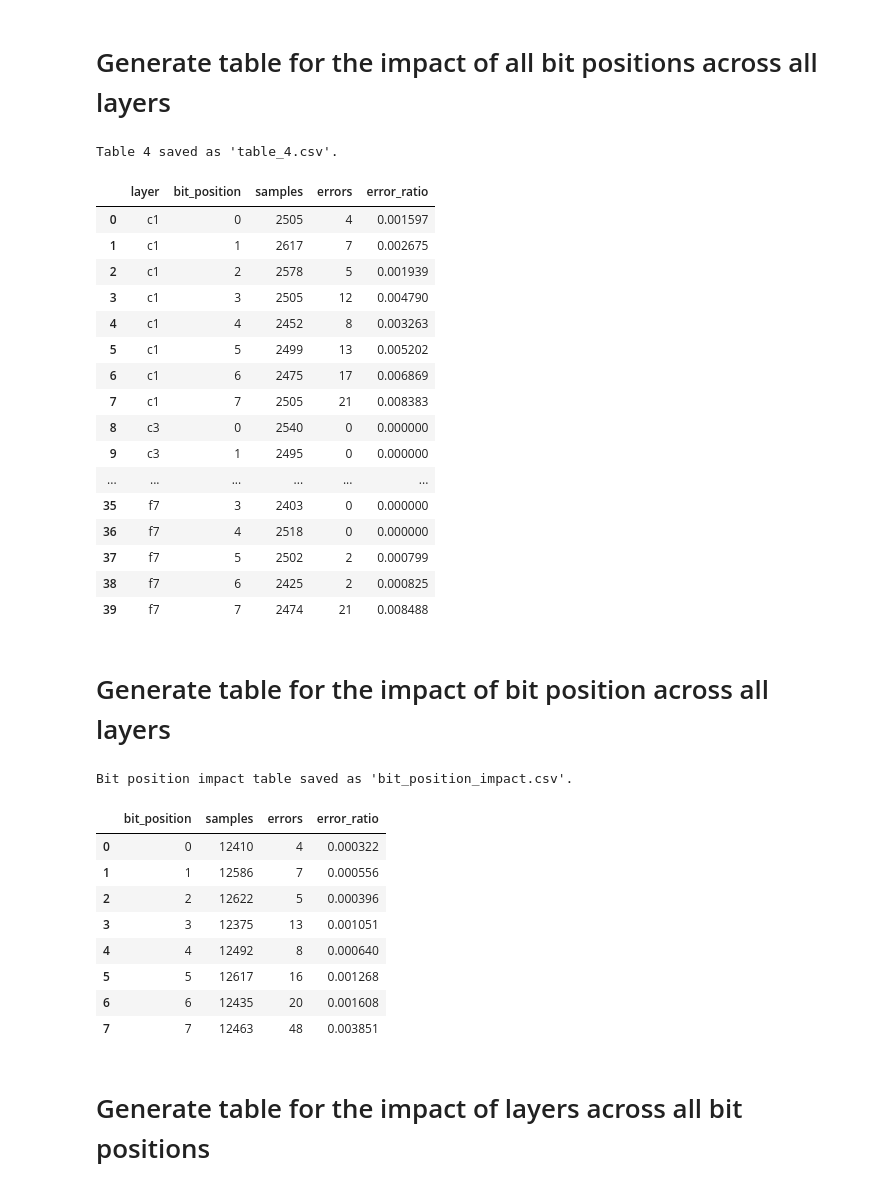
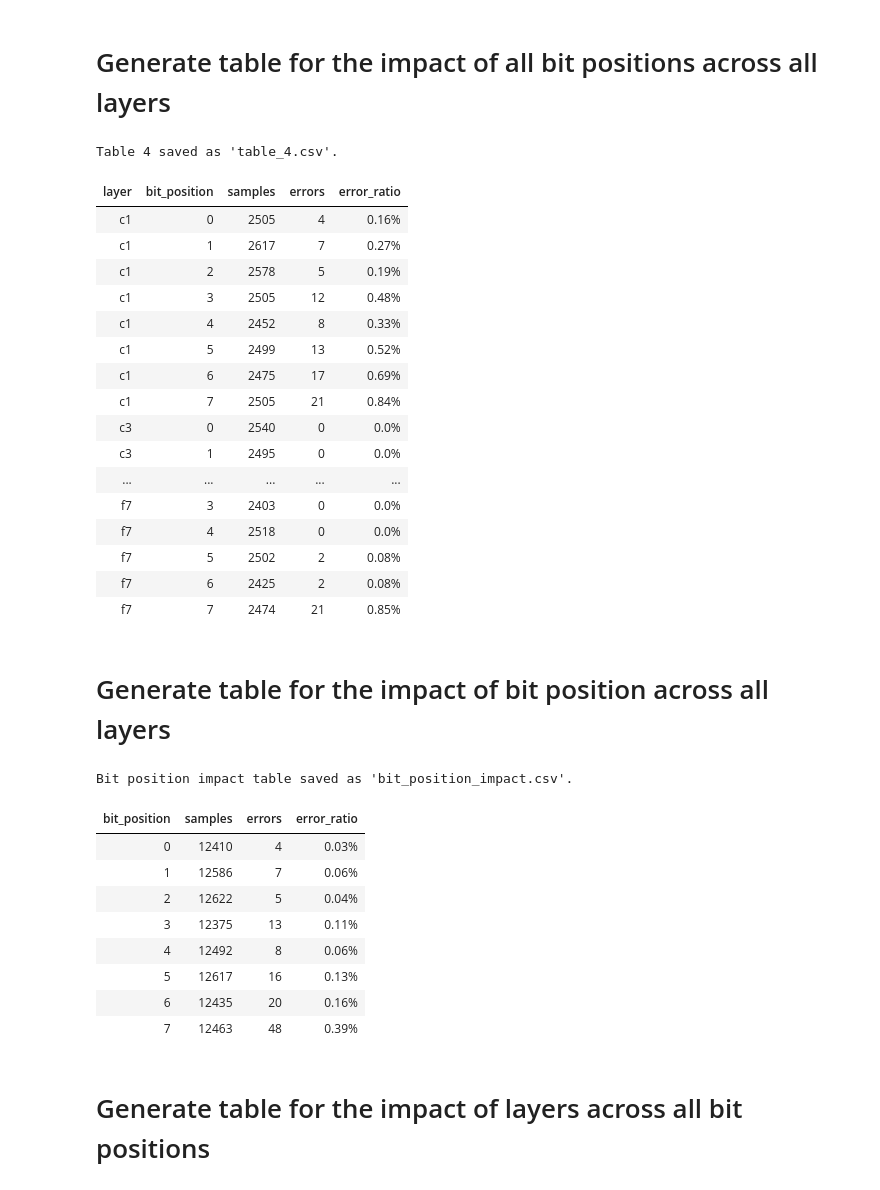
Before and after one commit to zlpkhr/lenet, a Jupyter notebook: lenet.ipynb, the cells around one changed output. Saved outputs shown, nothing was run; the diff lists cells and outputs as text; code cells hidden in the pictures.

Commit message:
Made ration in percents

```diff
--- a/lenet.ipynb
+++ b/lenet.ipynb
@@ -490,51 +490,53 @@ df_rand.to_csv("results.csv", index=False)
 # %%
 import pandas as pd
 
 # Load the fault injection results
 df_rand = pd.read_csv("results.csv")
 
 # Group by layer and bit position, and calculate samples, errors, and error ratio
 table_4 = (
     df_rand.groupby(["layer", "bit_position"])
     .agg(
         samples=("original_output", "count"),  # Total bit flips (Samples)
         errors=(
             "original_output",
             lambda x: (x != df_rand.loc[x.index, "flipped_output"]).sum(),
         ),  # Total Errors
     )
     .reset_index()
 )
 
 # Calculate Error Ratio
 table_4["error_ratio"] = table_4["errors"] / table_4["samples"]
 
+table_4["error_ratio"] = (table_4["error_ratio"] * 100).round(2).astype(str) + "%"
+
 # Sort the table for better readability
 table_4 = table_4.sort_values(by=["layer", "bit_position"])
 
 # Save or display the results
 table_4.to_csv("table_4.csv", index=False)
 print("Table 4 saved as 'table_4.csv'.")
-display(table_4)
+display(table_4.style.hide(axis="index"))
 # %% [output]
 Table 4 saved as 'table_4.csv'.
-|  | layer | bit_position | samples | errors | error_ratio |
-| 0 | c1 | 0 | 2505 | 4 | 0.001597 |
-| 1 | c1 | 1 | 2617 | 7 | 0.002675 |
-| 2 | c1 | 2 | 2578 | 5 | 0.001939 |
-| 3 | c1 | 3 | 2505 | 12 | 0.004790 |
-| 4 | c1 | 4 | 2452 | 8 | 0.003263 |
-| 5 | c1 | 5 | 2499 | 13 | 0.005202 |
-| 6 | c1 | 6 | 2475 | 17 | 0.006869 |
-| 7 | c1 | 7 | 2505 | 21 | 0.008383 |
-| 8 | c3 | 0 | 2540 | 0 | 0.000000 |
-| 9 | c3 | 1 | 2495 | 0 | 0.000000 |
-| ... | ... | ... | ... | ... | ... |
-| 35 | f7 | 3 | 2403 | 0 | 0.000000 |
-| 36 | f7 | 4 | 2518 | 0 | 0.000000 |
-| 37 | f7 | 5 | 2502 | 2 | 0.000799 |
-| 38 | f7 | 6 | 2425 | 2 | 0.000825 |
-| 39 | f7 | 7 | 2474 | 21 | 0.008488 |
+| layer | bit_position | samples | errors | error_ratio |
+| c1 | 0 | 2505 | 4 | 0.16% |
+| c1 | 1 | 2617 | 7 | 0.27% |
+| c1 | 2 | 2578 | 5 | 0.19% |
+| c1 | 3 | 2505 | 12 | 0.48% |
+| c1 | 4 | 2452 | 8 | 0.33% |
+| c1 | 5 | 2499 | 13 | 0.52% |
+| c1 | 6 | 2475 | 17 | 0.69% |
+| c1 | 7 | 2505 | 21 | 0.84% |
+| c3 | 0 | 2540 | 0 | 0.0% |
+| c3 | 1 | 2495 | 0 | 0.0% |
+| ... | ... | ... | ... | ... |
+| f7 | 3 | 2403 | 0 | 0.0% |
+| f7 | 4 | 2518 | 0 | 0.0% |
+| f7 | 5 | 2502 | 2 | 0.08% |
+| f7 | 6 | 2425 | 2 | 0.08% |
+| f7 | 7 | 2474 | 21 | 0.85% |
 # %% [markdown]
 # Generate table for the impact of bit position across all layers
 # %%
@@ -559,24 +561,26 @@ bit_position_impact = (
 # Calculate error ratio
 bit_position_impact["error_ratio"] = bit_position_impact["errors"] / bit_position_impact["samples"]
 
+bit_position_impact["error_ratio"] = (bit_position_impact["error_ratio"] * 100).round(2).astype(str) + "%"
+
 # Sort the table for readability (ascending order of bit position)
 bit_position_impact = bit_position_impact.sort_values(by="bit_position")
 
 # Save or display the results
 bit_position_impact.to_csv("bit_position_impact.csv", index=False)
 print("Bit position impact table saved as 'bit_position_impact.csv'.")
-display(bit_position_impact)
+display(bit_position_impact.style.hide(axis="index"))
 # %% [output]
 Bit position impact table saved as 'bit_position_impact.csv'.
-|  | bit_position | samples | errors | error_ratio |
-| 0 | 0 | 12410 | 4 | 0.000322 |
-| 1 | 1 | 12586 | 7 | 0.000556 |
-| 2 | 2 | 12622 | 5 | 0.000396 |
-| 3 | 3 | 12375 | 13 | 0.001051 |
-| 4 | 4 | 12492 | 8 | 0.000640 |
-| 5 | 5 | 12617 | 16 | 0.001268 |
-| 6 | 6 | 12435 | 20 | 0.001608 |
-| 7 | 7 | 12463 | 48 | 0.003851 |
+| bit_position | samples | errors | error_ratio |
+| 0 | 12410 | 4 | 0.03% |
+| 1 | 12586 | 7 | 0.06% |
+| 2 | 12622 | 5 | 0.04% |
+| 3 | 12375 | 13 | 0.11% |
+| 4 | 12492 | 8 | 0.06% |
+| 5 | 12617 | 16 | 0.13% |
+| 6 | 12435 | 20 | 0.16% |
+| 7 | 12463 | 48 | 0.39% |
 # %% [markdown]
 # Generate table for the impact of layers across all bit positions
 # %%
```
Also changed, not shown: parts of 1 cell of this notebook, 3 other files.
